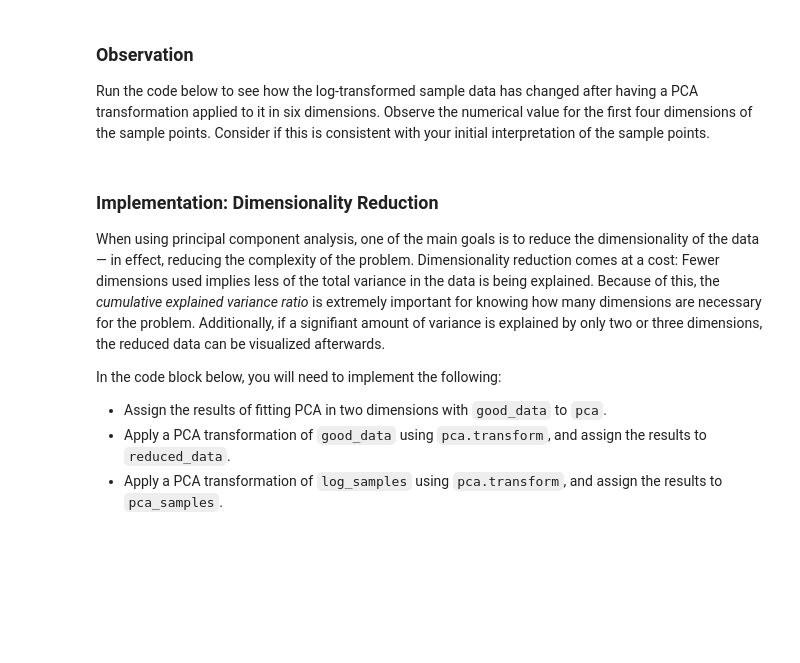
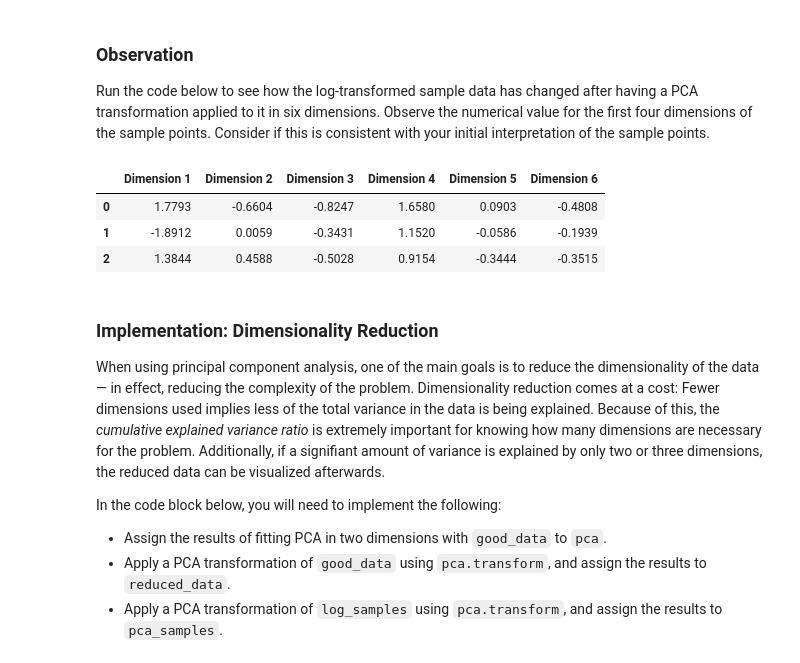
Before and after one commit to fagan2888/Gardner_Machine_Learning, a Jupyter notebook: projects/customer_segments/customer_segments.ipynb, the cells around one changed output. Drawn from its saved outputs; the diff is of its cells as text; code cells hidden in the pictures; blank space fills up the shorter version.

```diff
--- a/projects/customer_segments/customer_segments.ipynb
+++ b/projects/customer_segments/customer_segments.ipynb
@@ -439,3 +448,17 @@ display(pd.DataFrame(np.round(pca_samples, 4), columns = pca_results.index.value
+# %%
+# Display sample log-data after having a PCA transformation appliedBased on the weight, the first principal component correlates strongly with Detergents_Paper and significantly with Milk and Grocery. It is comprised up of large positive weights in the Detergents_Paper feature and less so with the weights on Milk and Grocery. For this component, there is decreasing correlation in Fresh and Frozen. This means that if a customer is buying Detergents_Paper, then there is a good correlation that they will buy Milk and Grocery but only slightly or of a lesser value. This spending could be associated with dollar store or a venue where fresh items are seldom sold.
+Based on the weight, the second principal component is made up correlates strongly for Fresh, Frozen, and Delicatessen. A small positive weights in Milk and Grocery and a small negative weight in Detergents_Paper. This spending may be a supermarket with a deli like a chain market.
+
+The third principal component has a positive correlation in Milk, Frozen, and Delicatessen with a very strong negative in Fresh and Detergents_Paper and minor negative in Grocery. This spending may be a more with a conveence store with a deli or like a chain market.
+
+The fourth principal component is made up of large positive weight in Fresh, Milk, Delicatessen, Grocery and large negative weight in Frozen and Detergents_Paper. It is confirmed by medium positive weight in Detergents_Paper and negative in the other categories. This spending may be a more with a specialty food store with a lunch deli.
+
+display(pd.DataFrame(np.round(pca_samples, 4), columns = pca_results.index.values))
+# %% [output]
+|  | Dimension 1 | Dimension 2 | Dimension 3 | Dimension 4 | Dimension 5 | Dimension 6 |
+| 0 | 1.7793 | -0.6604 | -0.8247 | 1.6580 | 0.0903 | -0.4808 |
+| 1 | -1.8912 | 0.0059 | -0.3431 | 1.1520 | -0.0586 | -0.1939 |
+| 2 | 1.3844 | 0.4588 | -0.5028 | 0.9154 | -0.3444 | -0.3515 |
 # %% [markdown]
 ### Implementation: Dimensionality Reduction
 When using principal component analysis, one of the main goals is to reduce the dimensionality of the data — in effect, reducing the complexity of the problem. Dimensionality reduction comes at a cost: Fewer dimensions used implies less of the total variance in the data is being explained. Because of this, the *cumulative explained variance ratio* is extremely important for knowing how many dimensions are necessary for the problem. Additionally, if a signifiant amount of variance is explained by only two or three dimensions, the reduced data can be visualized afterwards.
```
Also changed, not shown: parts of 25 cells of this notebook, 1 other file.
